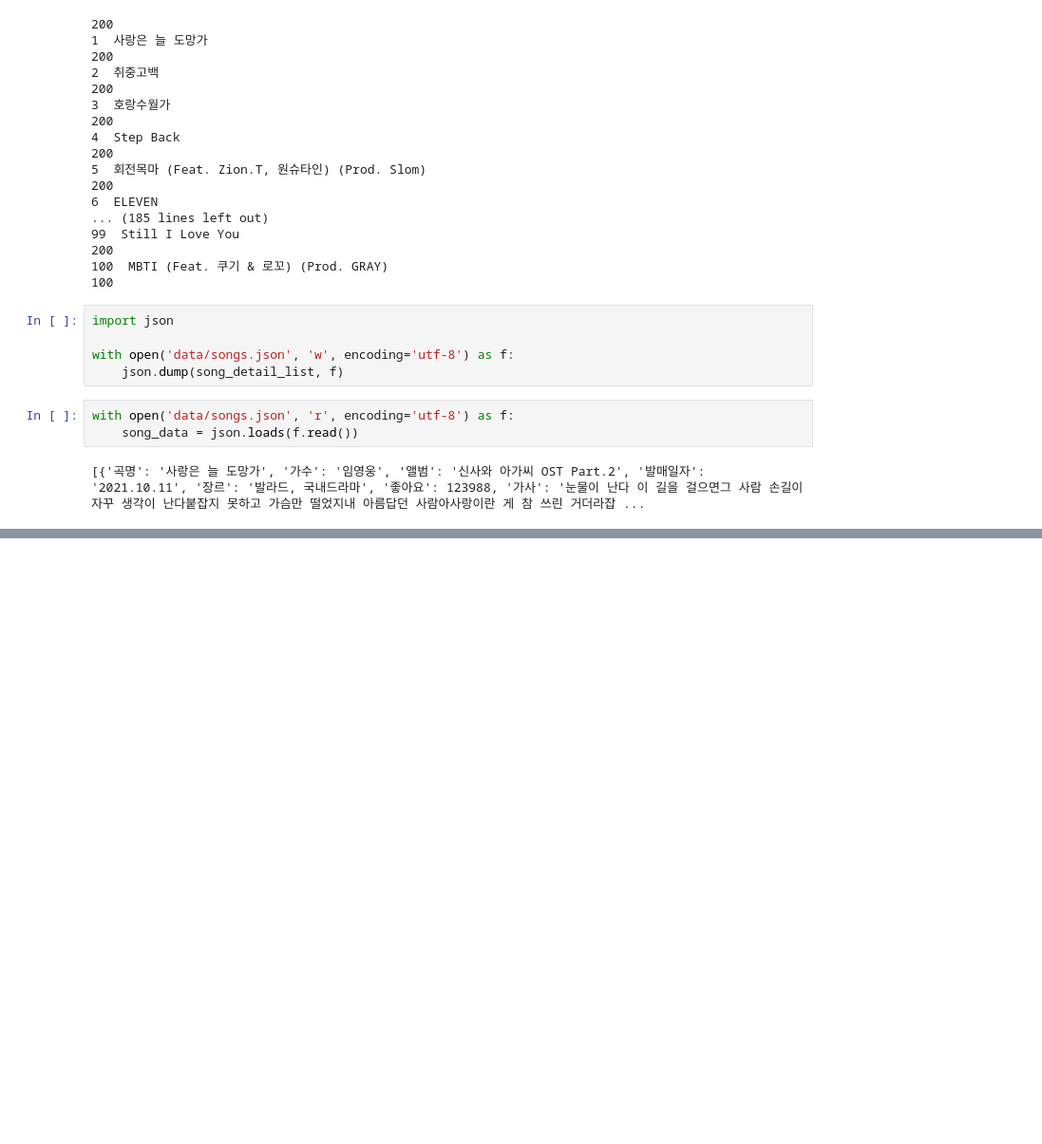
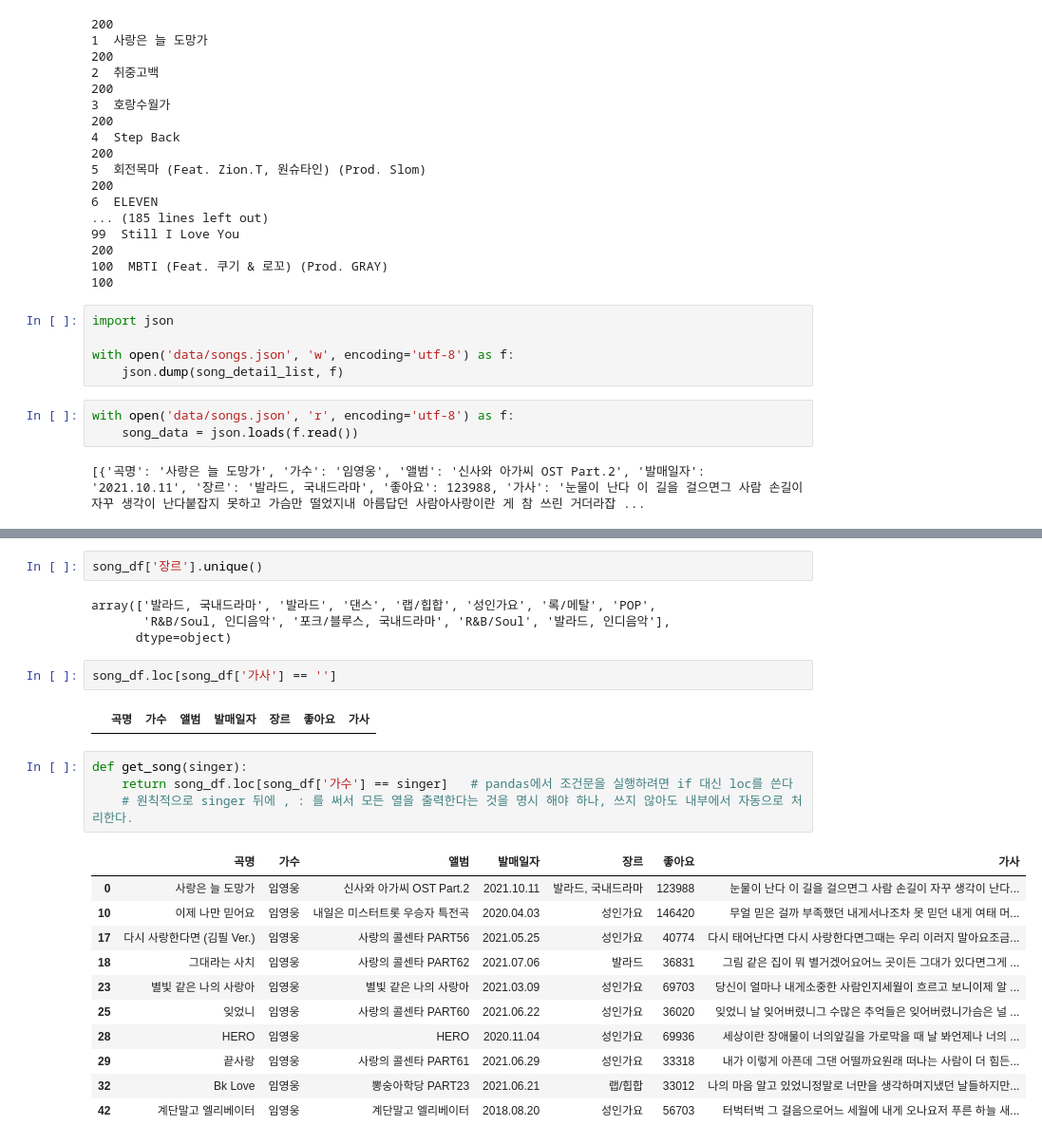
Before and after one commit to NestVail/python_webscraping, a Jupyter notebook: melonchart100.ipynb, the cells around one changed output, grey strips where cells are left out. Shown: that part at 95% size. Saved outputs shown, nothing was run; the diff lists cells and outputs as text; blank space fills up the shorter version.

```diff
--- a/melonchart100.ipynb
+++ b/melonchart100.ipynb
@@ -157,0 +220,26 @@ song_df.tail()
+# %%
+song_df['장르'].unique()
+# %% [output]
+array(['발라드, 국내드라마', '발라드', '댄스', '랩/힙합', '성인가요', '록/메탈', 'POP',
+       'R&B/Soul, 인디음악', '포크/블루스, 국내드라마', 'R&B/Soul', '발라드, 인디음악'],
+      dtype=object)
+# %%
+song_df.loc[song_df['가사'] == '']
+# %% [output]
+|  | 곡명 | 가수 | 앨범 | 발매일자 | 장르 | 좋아요 | 가사 |
+# %%
+def get_song(singer):
+    return song_df.loc[song_df['가수'] == singer]   # pandas에서 조건문을 실행하려면 if 대신 loc를 쓴다
+    # 원칙적으로 singer 뒤에 , : 를 써서 모든 열을 출력한다는 것을 명시 해야 하나, 쓰지 않아도 내부에서 자동으로 처리한다.
+# %% [output]
+|  | 곡명 | 가수 | 앨범 | 발매일자 | 장르 | 좋아요 | 가사 |
+| 0 | 사랑은 늘 도망가 | 임영웅 | 신사와 아가씨 OST Part.2 | 2021.10.11 | 발라드, 국내드라마 | 123988 | 눈물이 난다 이 길을 걸으면그 사람 손길이 자꾸 생각이 난다... |
+| 10 | 이제 나만 믿어요 | 임영웅 | 내일은 미스터트롯 우승자 특전곡 | 2020.04.03 | 성인가요 | 146420 | 무얼 믿은 걸까 부족했던 내게서나조차 못 믿던 내게 여태 머... |
+| 17 | 다시 사랑한다면 (김필 Ver.) | 임영웅 | 사랑의 콜센타 PART56 | 2021.05.25 | 성인가요 | 40774 | 다시 태어난다면 다시 사랑한다면그때는 우리 이러지 말아요조금... |
+| 18 | 그대라는 사치 | 임영웅 | 사랑의 콜센타 PART62 | 2021.07.06 | 발라드 | 36831 | 그림 같은 집이 뭐 별거겠어요어느 곳이든 그대가 있다면그게 ... |
+| 23 | 별빛 같은 나의 사랑아 | 임영웅 | 별빛 같은 나의 사랑아 | 2021.03.09 | 성인가요 | 69703 | 당신이 얼마나 내게소중한 사람인지세월이 흐르고 보니이제 알 ... |
+| 25 | 잊었니 | 임영웅 | 사랑의 콜센타 PART60 | 2021.06.22 | 성인가요 | 36020 | 잊었니 날 잊어버렸니그 수많은 추억들은 잊어버렸니가슴은 널 ... |
+| 28 | HERO | 임영웅 | HERO | 2020.11.04 | 성인가요 | 69936 | 세상이란 장애물이 너의앞길을 가로막을 때 날 봐언제나 너의 ... |
+| 29 | 끝사랑 | 임영웅 | 사랑의 콜센타 PART61 | 2021.06.29 | 성인가요 | 33318 | 내가 이렇게 아픈데 그댄 어떨까요원래 떠나는 사람이 더 힘든... |
+| 32 | Bk Love | 임영웅 | 뽕숭아학당 PART23 | 2021.06.21 | 랩/힙합 | 33012 | 나의 마음 알고 있었니정말로 너만을 생각하며지냈던 날들하지만... |
+| 42 | 계단말고 엘리베이터 | 임영웅 | 계단말고 엘리베이터 | 2018.08.20 | 성인가요 | 56703 | 터벅터벅 그 걸음으로어느 세월에 내게 오나요저 푸른 하늘 새... |
```
Also changed, not shown: parts of 22 cells of this notebook.
